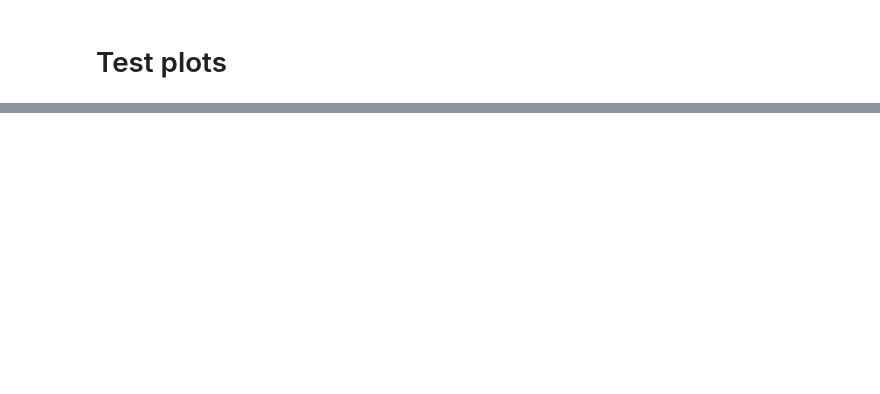
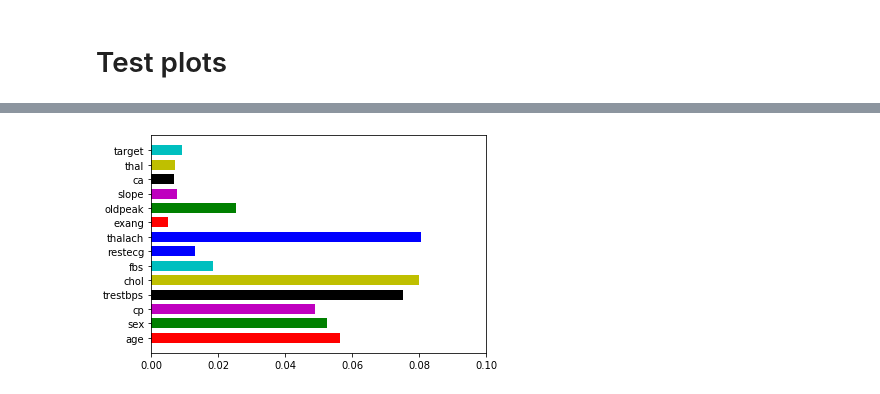
Before and after one commit to northcampus-university-of-kashmir/Heart-Disease-Detection-System, a Jupyter notebook: All in one_updated.ipynb, the cells around one changed output, grey strips where cells are left out. Drawn from its saved outputs; the diff is of its cells as text; code cells hidden in the pictures; blank space fills up the shorter version.

```diff
--- a/All in one_updated.ipynb
+++ b/All in one_updated.ipynb
@@ -5,7 +5,7 @@ import numpy as np
 
 # Loading the data
 # %%
-df = pd.read_csv("heart.csv")
+df = pd.read_csv("/home/adnan/Desktop/Heart-Disease-Detection-System/heart.csv")
 df.head()
 # %% [output]
 |  | age | sex | cp | trestbps | chol | fbs | restecg | thalach | exang | oldpeak | slope | ... |
@@ -822,10 +876,14 @@ feature_dict
 # %%
 
 
 fig, ax = plt.subplots()
+
 plt.xlim(0,0.1)
-plt.figure(figsize=(15,15))
 
-ax.barh(list(feature_dict.keys()),list(feature_dict.values()),color=['r','g','m','k','y','c','b','b']);
+#plt.figure(figsize=(15,15))
+
+ax.barh(list(feature_dict.keys()),list(feature_dict.values()),color=['r','g','m','k','y','c','b','b'],height=0.7);
 
 plt.show()
+# %% [output]
+[figure, added]
```
Also changed, not shown: parts of 18 cells of this notebook, 2 other files.
